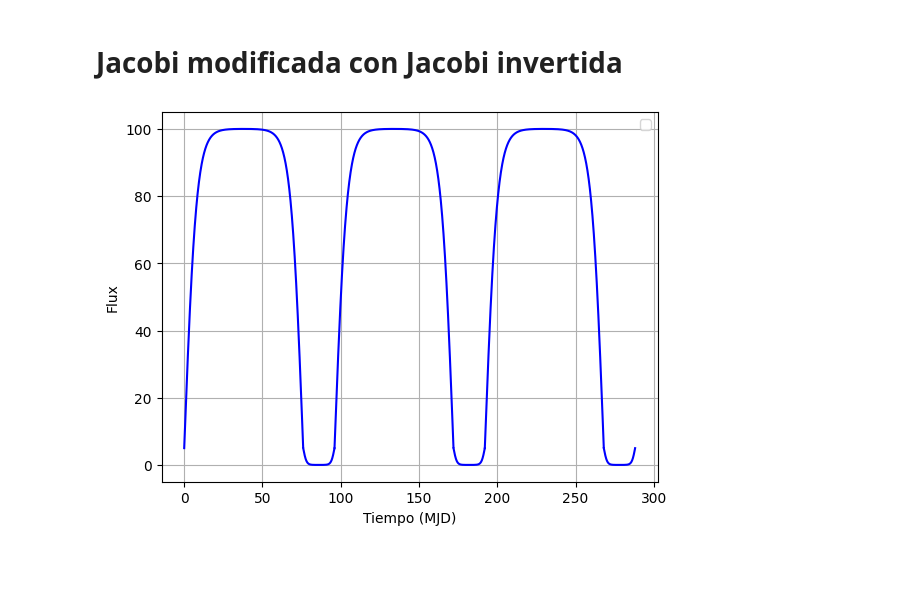
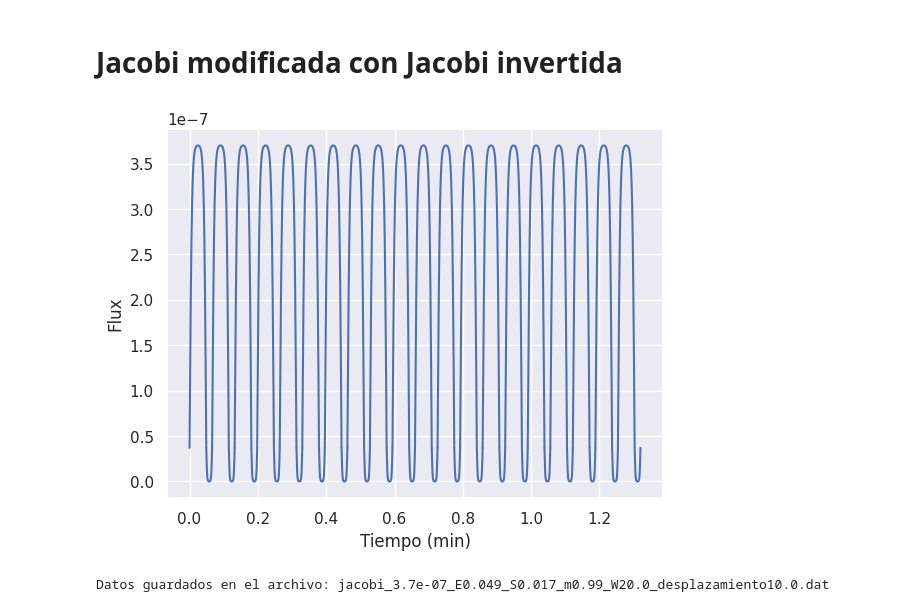
Before and after one commit to GuijonGustavo/Saggitarius-A-peridicity-Gamma-Rays, a Jupyter notebook: jacobi.ipynb, the cells around one changed output. Saved outputs shown, nothing was run; the diff lists cells and outputs as text; code cells hidden in the pictures; blank space fills up the shorter version.

```diff
--- a/jacobi.ipynb
+++ b/jacobi.ipynb
@@ -66,7 +66,11 @@ if __name__ == "__main__":
 # %%
 import numpy as np
 import matplotlib.pyplot as plt
+import seaborn as sns
 from scipy.special import ellipk, ellipj
+
+# Establecer el estilo darkgrid de seaborn
+sns.set(style="darkgrid")
 
 # Función principal jacobi (onda normal)
 def jacobi(A, m, E, S, W, desplazamiento):
@@ -129,36 +133,52 @@ def jacobi_invertida(A, m, E, S, W, desplazamiento):
 
     return np.array(x_vals), np.array(y_vals)
 
-# Función para capturar los inputs y graficar
+# Función para capturar los inputs, graficar y guardar los resultados
 def enter():
     A = float(input("Ingresa la amplitud total (A):\n"))
     E = float(input("Ingresa el periodo del eclipse (E):\n"))
     S = float(input("Ingresa el periodo no eclipsado (S):\n"))
     m = float(input("Ingresa el módulo (0 < m < 1):\n"))
     W = float(input("Ingresa el número de eclipses:\n"))
     porcentaje_desplazamiento = float(input("Ingresa el porcentaje de desplazamiento (de 0 a 100):\n"))
 
     # Calcular el desplazamiento en función del porcentaje ingresado
     desplazamiento = A * porcentaje_desplazamiento / 100
 
     # Generar ambas ondas
     x_vals_normal, y_vals_normal = jacobi(A, m, E, S, W, desplazamiento)
     x_vals_invertida, y_vals_invertida = jacobi_invertida(A, m, E, S, W, desplazamiento)
 
     # Graficar la onda normal
-    plt.plot(x_vals_normal, y_vals_normal, linestyle='-', color='b')
+    plt.plot(x_vals_normal, y_vals_normal, linestyle='-', color='b', label="Onda Normal")
 
     # Graficar la onda invertida
-    plt.plot(x_vals_invertida, y_vals_invertida, linestyle='-', color='b')
+    plt.plot(x_vals_invertida, y_vals_invertida, linestyle='-', color='b', label="Onda Invertida")
 
     # Configurar gráfico
-    plt.xlabel('Tiempo (MJD)')
+    plt.xlabel('Tiempo (min)')
     plt.ylabel('Flux')
-    plt.legend(loc='upper right')
+    # plt.legend(loc='upper right')
     plt.grid(True)
+
+    # Mostrar la gráfica
     plt.show()
+
+    # Crear el nombre del archivo basado en los parámetros de entrada
+    filename = f"jacobi_{A}_E{E}_S{S}_m{m}_W{W}_desplazamiento{porcentaje_desplazamiento}.dat"
+
+    # Guardar los datos en un archivo .dat
+    with open(filename, 'w') as f:
+        f.write("# Tiempo (MJD) y Flux\n")
+        for x, y in zip(x_vals_normal, y_vals_normal):
+            f.write(f"{x}\t{y}\n")
+        for x, y in zip(x_vals_invertida, y_vals_invertida):
+            f.write(f"{x}\t{y}\n")
+
+    print(f"Datos guardados en el archivo: {filename}")
 
 if __name__ == "__main__":
     enter()
 # %% [output]
-[figure, old version]
+[figure, new version]
+Datos guardados en el archivo: jacobi_3.7e-07_E0.049_S0.017_m0.99_W20.0_desplazamiento10.0.dat
```
Also changed, not shown: parts of 1 cell of this notebook, 5 other files.
